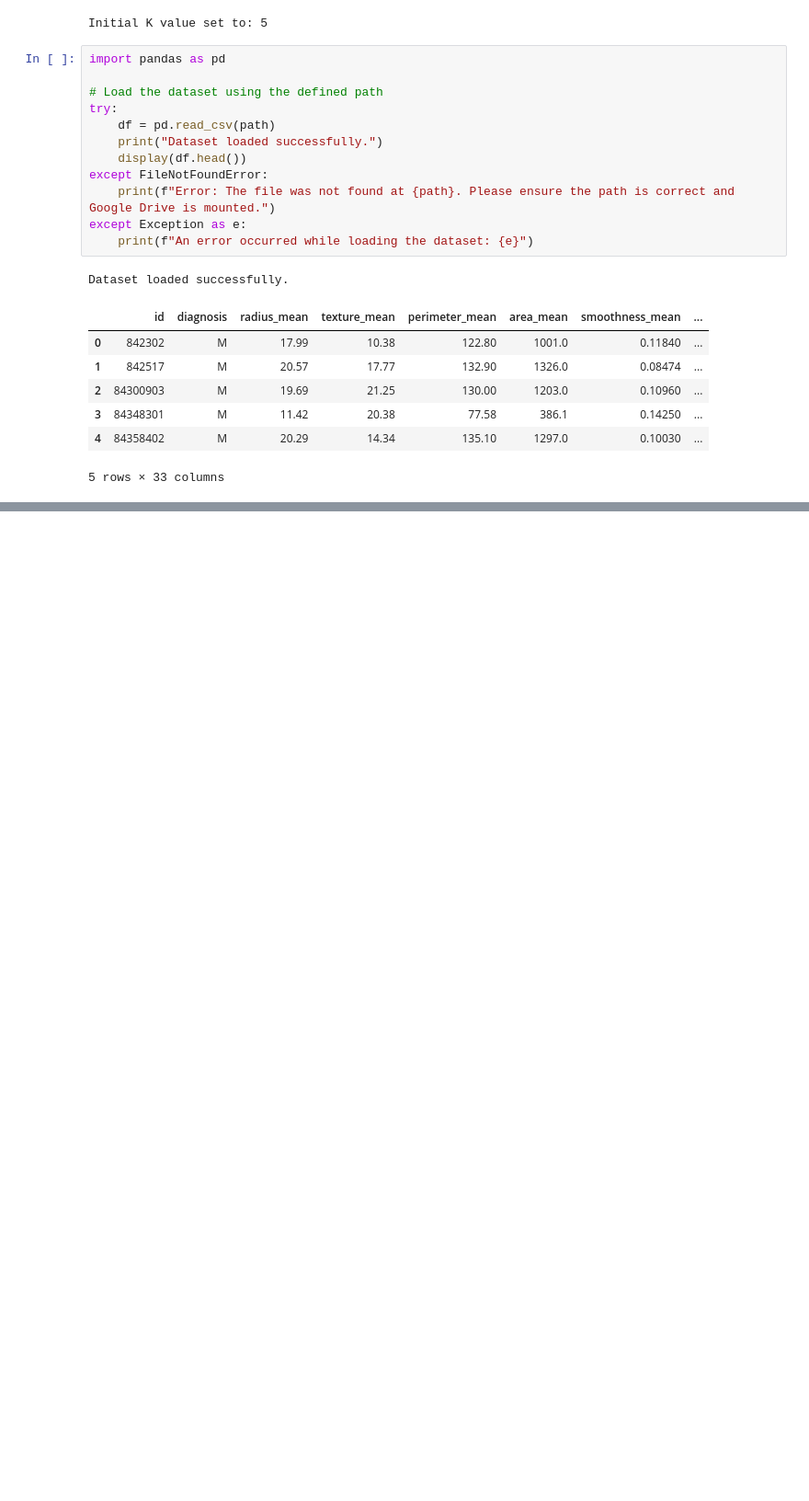
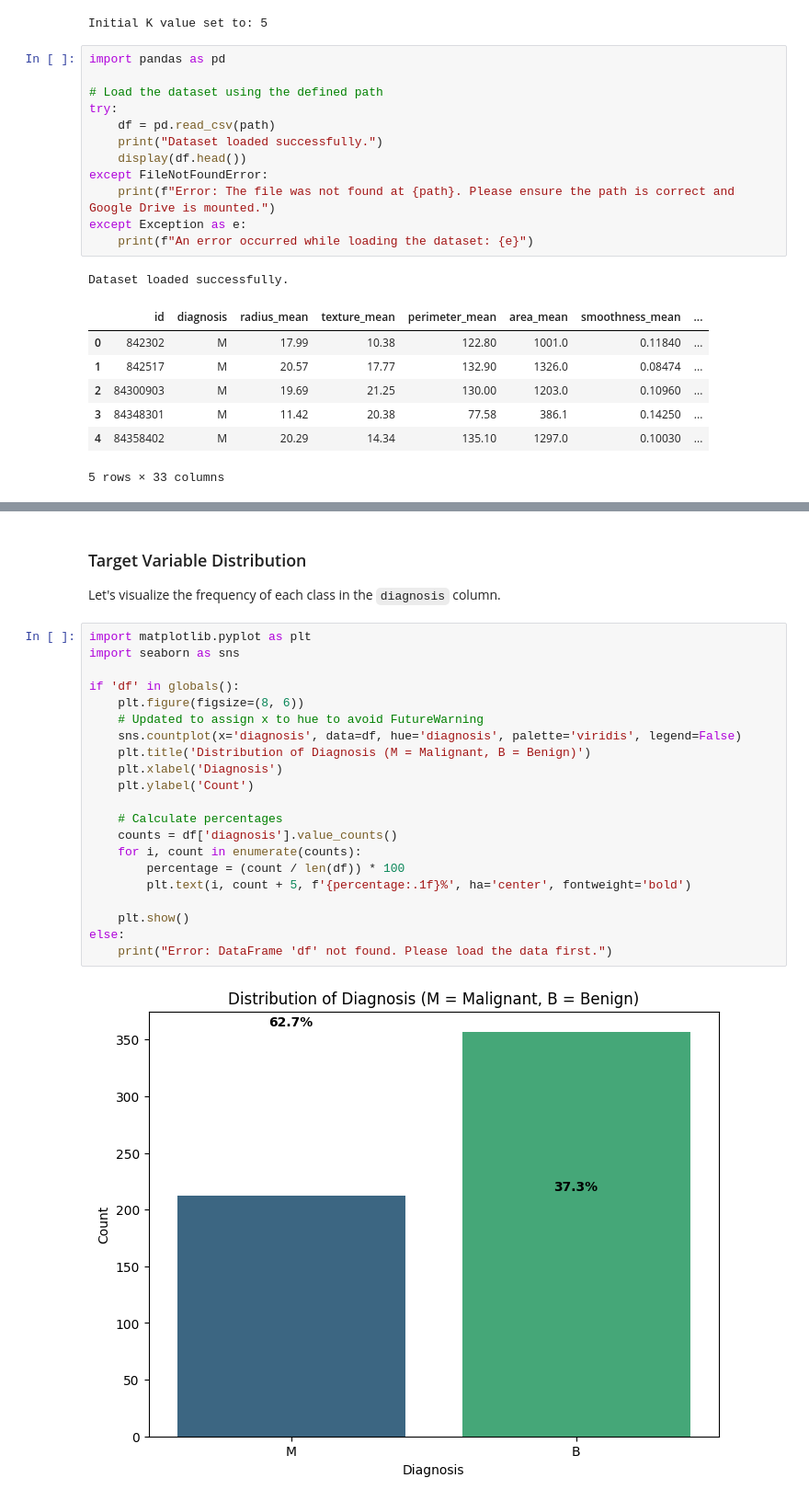
Before and after one commit to shivampatle2004/Machine-Learning-, a Jupyter notebook: K_Nearest_Neighbors_(KNN)_shivam_cs23186.ipynb, the cells around one changed output, grey strips where cells are left out. Shown at 92% size. Cells and saved outputs as stored; diff of their text form; blank space fills up the shorter version.

```diff
--- a/K_Nearest_Neighbors_(KNN)_shivam_cs23186.ipynb
+++ b/K_Nearest_Neighbors_(KNN)_shivam_cs23186.ipynb
@@ -60,0 +193,26 @@ Dataset loaded successfully.
+# %% [markdown]
+### Target Variable Distribution
+Let's visualize the frequency of each class in the `diagnosis` column.
+# %%
+import matplotlib.pyplot as plt
+import seaborn as sns
+
+if 'df' in globals():
+    plt.figure(figsize=(8, 6))
+    # Updated to assign x to hue to avoid FutureWarning
+    sns.countplot(x='diagnosis', data=df, hue='diagnosis', palette='viridis', legend=False)
+    plt.title('Distribution of Diagnosis (M = Malignant, B = Benign)')
+    plt.xlabel('Diagnosis')
+    plt.ylabel('Count')
+
+    # Calculate percentages
+    counts = df['diagnosis'].value_counts()
+    for i, count in enumerate(counts):
+        percentage = (count / len(df)) * 100
+        plt.text(i, count + 5, f'{percentage:.1f}%', ha='center', fontweight='bold')
+
+    plt.show()
+else:
+    print("Error: DataFrame 'df' not found. Please load the data first.")
+# %% [output]
+[figure, added]
```
Also changed, not shown: parts of 12 cells of this notebook.
